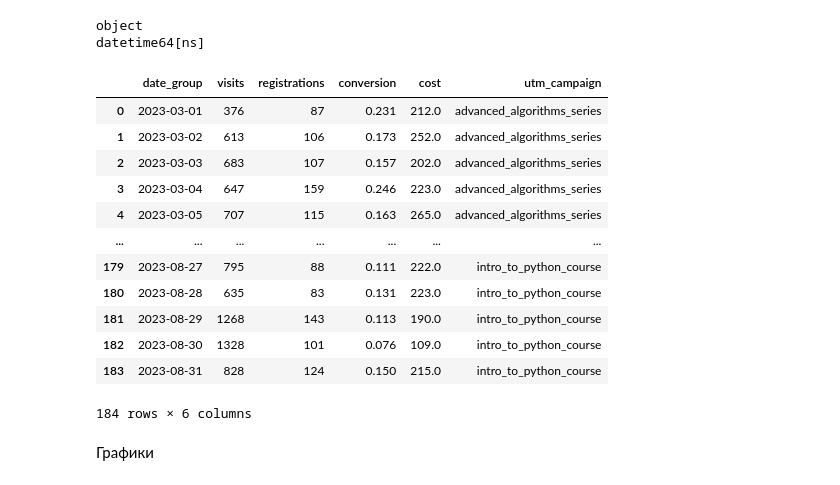
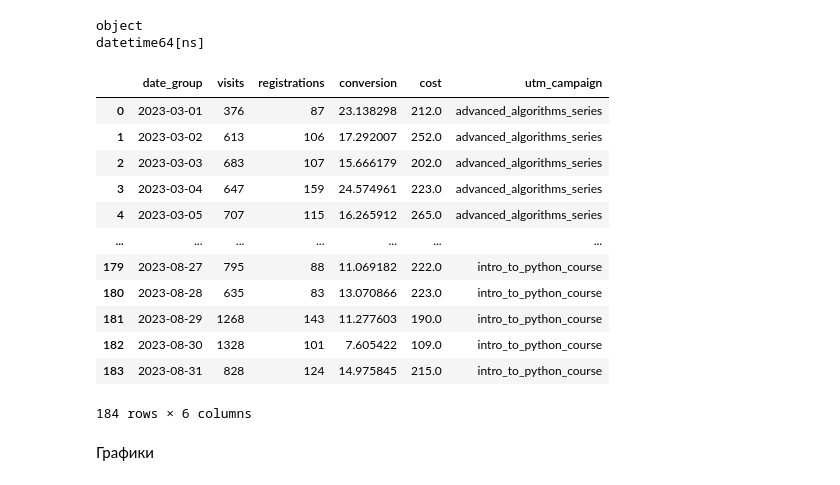
Before and after one commit to iimalina/data-analytics-project-100, a Jupyter notebook: charts_project.ipynb, the cells around one changed output. Drawn from its saved outputs; the diff is of its cells as text; code cells hidden in the pictures.

```diff
--- a/charts_project.ipynb
+++ b/charts_project.ipynb
@@ -257,5 +212,4 @@ Data columns (total 2 columns):
 dtypes: int64(2)
 memory usage: 28.0+ KB
 # %%
-df['conversion'] = round(df['registrations'] / df['visits'], 3)
-df
+df['conversion'] = df['registrations'] / df['visits'] * 100
@@ -276,0 +216,2 @@ df
+# %%
+df = df.reset_index()
@@ -354,46 +311,41 @@ print(df_ads_result['date_group'].dtype)
 object
 datetime64[ns]
 # %%
-df = df.reset_index(drop=True)
-
 df['date_group'] = pd.to_datetime(df['date_group'])
 df_ads_result['date_group'] = pd.to_datetime(df_ads_result['date_group'])
 
 df_day = (
     df
     .groupby('date_group', as_index=False)
     .agg(
         visits=('visits', 'sum'),
         registrations=('registrations', 'sum')
     )
 )
-
-df_day['conversion'] = round(
-    df_day['registrations'] / df_day['visits'],
-    3
-)
+#Надо пересчитать конверсию, т.к. не делим по платформам
+df_day['conversion'] = df_day['registrations'] / df_day['visits'] * 100
 
 df_final = pd.merge(
     df_day,
     df_ads_result[['date_group', 'cost', 'utm_campaign']],
     on='date_group',
     how='left'
 )
 
 df_final
 # %% [output]
 |  | date_group | visits | registrations | conversion | cost | utm_campaign |
-| 0 | 2023-03-01 | 376 | 87 | 0.231 | 212.0 | advanced_algorithms_series |
-| 1 | 2023-03-02 | 613 | 106 | 0.173 | 252.0 | advanced_algorithms_series |
-| 2 | 2023-03-03 | 683 | 107 | 0.157 | 202.0 | advanced_algorithms_series |
-| 3 | 2023-03-04 | 647 | 159 | 0.246 | 223.0 | advanced_algorithms_series |
-| 4 | 2023-03-05 | 707 | 115 | 0.163 | 265.0 | advanced_algorithms_series |
+| 0 | 2023-03-01 | 376 | 87 | 23.138298 | 212.0 | advanced_algorithms_series |
+| 1 | 2023-03-02 | 613 | 106 | 17.292007 | 252.0 | advanced_algorithms_series |
+| 2 | 2023-03-03 | 683 | 107 | 15.666179 | 202.0 | advanced_algorithms_series |
+| 3 | 2023-03-04 | 647 | 159 | 24.574961 | 223.0 | advanced_algorithms_series |
+| 4 | 2023-03-05 | 707 | 115 | 16.265912 | 265.0 | advanced_algorithms_series |
 | ... | ... | ... | ... | ... | ... | ... |
-| 179 | 2023-08-27 | 795 | 88 | 0.111 | 222.0 | intro_to_python_course |
-| 180 | 2023-08-28 | 635 | 83 | 0.131 | 223.0 | intro_to_python_course |
-| 181 | 2023-08-29 | 1268 | 143 | 0.113 | 190.0 | intro_to_python_course |
-| 182 | 2023-08-30 | 1328 | 101 | 0.076 | 109.0 | intro_to_python_course |
-| 183 | 2023-08-31 | 828 | 124 | 0.150 | 215.0 | intro_to_python_course |
+| 179 | 2023-08-27 | 795 | 88 | 11.069182 | 222.0 | intro_to_python_course |
+| 180 | 2023-08-28 | 635 | 83 | 13.070866 | 223.0 | intro_to_python_course |
+| 181 | 2023-08-29 | 1268 | 143 | 11.277603 | 190.0 | intro_to_python_course |
+| 182 | 2023-08-30 | 1328 | 101 | 7.605422 | 109.0 | intro_to_python_course |
+| 183 | 2023-08-31 | 828 | 124 | 14.975845 | 215.0 | intro_to_python_course |
 184 rows × 6 columns
 # %%
 df_final.to_json('./ads.json')
```
Also changed, not shown: parts of 8 cells of this notebook, 1 other file.
